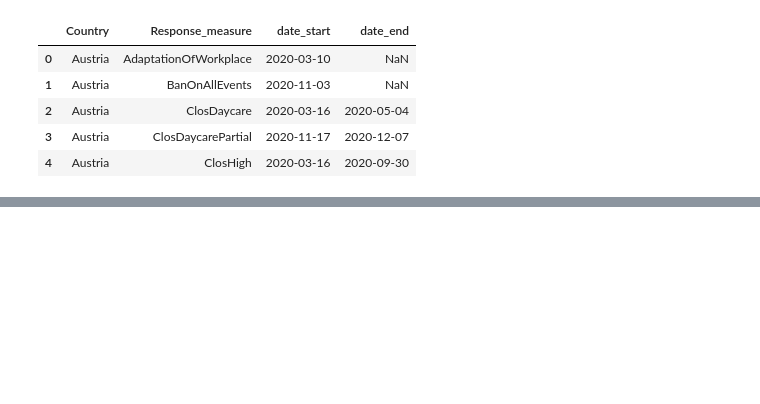
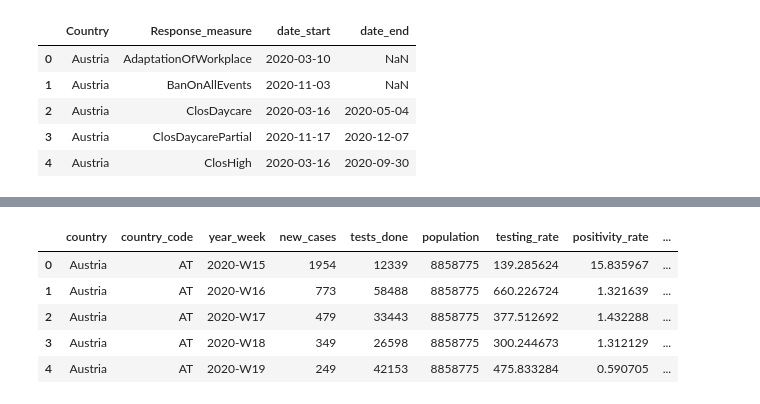
Before and after one commit to evilpegasus/datathon-spring-2021, a Jupyter notebook: EDA.ipynb, the cells around one changed output, grey strips where cells are left out. Cells and saved outputs as stored; diff of their text form; code cells hidden in the pictures; blank space fills up the shorter version.

```diff
--- a/EDA.ipynb
+++ b/EDA.ipynb
@@ -25,0 +21,9 @@ SyntaxError: invalid syntax (<ipython-input-9-2acf33313e11>, line 2)
+# %%
+testing_df.head()
+# %% [output]
+|  | country | country_code | year_week | new_cases | tests_done | population | testing_rate | positivity_rate | ... |
+| 0 | Austria | AT | 2020-W15 | 1954 | 12339 | 8858775 | 139.285624 | 15.835967 | ... |
+| 1 | Austria | AT | 2020-W16 | 773 | 58488 | 8858775 | 660.226724 | 1.321639 | ... |
+| 2 | Austria | AT | 2020-W17 | 479 | 33443 | 8858775 | 377.512692 | 1.432288 | ... |
+| 3 | Austria | AT | 2020-W18 | 349 | 26598 | 8858775 | 300.244673 | 1.312129 | ... |
+| 4 | Austria | AT | 2020-W19 | 249 | 42153 | 8858775 | 475.833284 | 0.590705 | ... |
```
Also changed, not shown: parts of 8 cells of this notebook.
